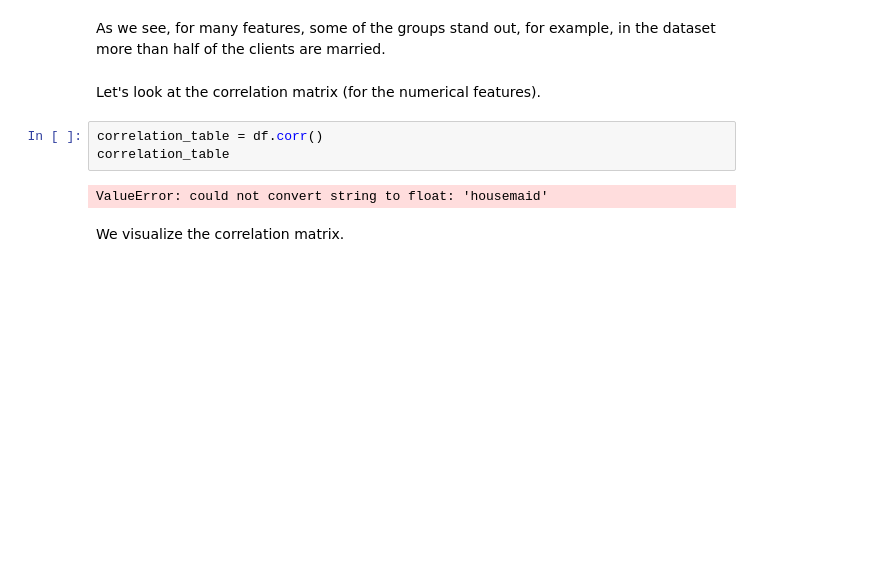
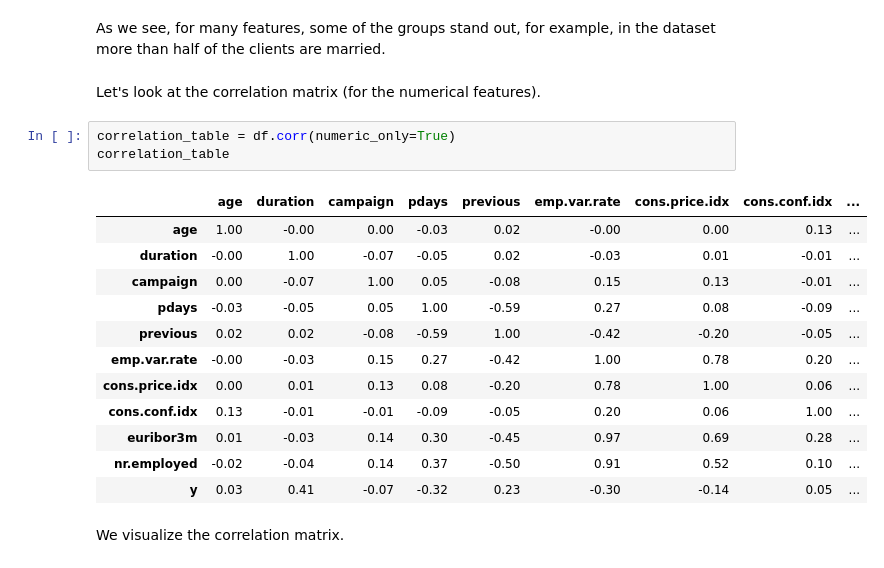
Before and after one commit to ledidk/data_analysis_in_banking, a Jupyter notebook: VDA_Banking_L2.ipynb, the cells around one changed output. Cells and saved outputs as stored; diff of their text form; blank space fills up the shorter version.

Commit message:
correlation matrix error fixed

```diff
--- a/VDA_Banking_L2.ipynb
+++ b/VDA_Banking_L2.ipynb
@@ -686,10 +686,21 @@ As we see, for many features, some of the groups stand out, for example, in the
 # %% [markdown]
 Let's look at the correlation matrix (for the numerical features).
 # %%
-correlation_table = df.corr()
+correlation_table = df.corr(numeric_only=True)
 correlation_table
 # %% [output]
-ValueError: could not convert string to float: 'housemaid'
+|  | age | duration | campaign | pdays | previous | emp.var.rate | cons.price.idx | cons.conf.idx | ... |
+| age | 1.00 | -0.00 | 0.00 | -0.03 | 0.02 | -0.00 | 0.00 | 0.13 | ... |
+| duration | -0.00 | 1.00 | -0.07 | -0.05 | 0.02 | -0.03 | 0.01 | -0.01 | ... |
+| campaign | 0.00 | -0.07 | 1.00 | 0.05 | -0.08 | 0.15 | 0.13 | -0.01 | ... |
+| pdays | -0.03 | -0.05 | 0.05 | 1.00 | -0.59 | 0.27 | 0.08 | -0.09 | ... |
+| previous | 0.02 | 0.02 | -0.08 | -0.59 | 1.00 | -0.42 | -0.20 | -0.05 | ... |
+| emp.var.rate | -0.00 | -0.03 | 0.15 | 0.27 | -0.42 | 1.00 | 0.78 | 0.20 | ... |
+| cons.price.idx | 0.00 | 0.01 | 0.13 | 0.08 | -0.20 | 0.78 | 1.00 | 0.06 | ... |
+| cons.conf.idx | 0.13 | -0.01 | -0.01 | -0.09 | -0.05 | 0.20 | 0.06 | 1.00 | ... |
+| euribor3m | 0.01 | -0.03 | 0.14 | 0.30 | -0.45 | 0.97 | 0.69 | 0.28 | ... |
+| nr.employed | -0.02 | -0.04 | 0.14 | 0.37 | -0.50 | 0.91 | 0.52 | 0.10 | ... |
+| y | 0.03 | 0.41 | -0.07 | -0.32 | 0.23 | -0.30 | -0.14 | 0.05 | ... |
 # %% [markdown]
 We visualize the correlation matrix.
 # %%
```
